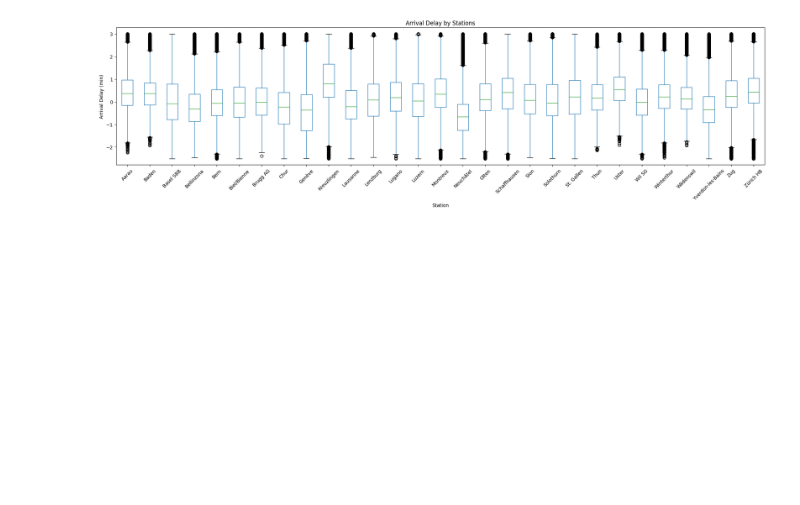
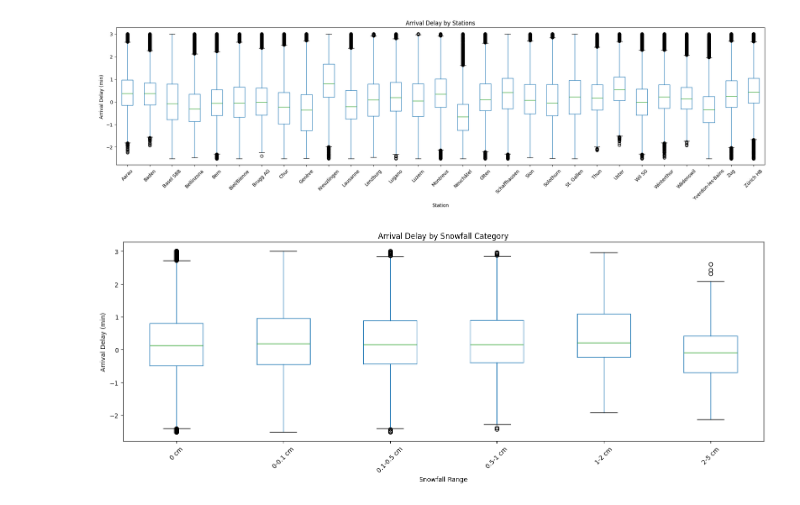
Before and after one commit to Bettomatt/CIP_FS25_211, a Jupyter notebook: scripts/visualizations_part3.ipynb, the cells around one changed output. Cells and saved outputs as stored; diff of their text form; code cells hidden in the pictures; blank space fills up the shorter version.

Commit message:
Updated visualizations part1-3

```diff
--- a/scripts/visualizations_part3.ipynb
+++ b/scripts/visualizations_part3.ipynb
@@ -176,3 +175,20 @@ plt.tight_layout()
 plt.show()
 # %% [output]
 [figure]
+# %%
+plt.rcParams['figure.figsize'] = (15, 6) # Changes the figure size for all plots
+data_no_nan.boxplot(
+    column='arrival_delay_min',
+    by='snowfall_category',
+    grid=False
+)
+
+plt.title("Arrival Delay by Snowfall Category")
+plt.suptitle("")  # Remove the default subtitle
+plt.xlabel("Snowfall Range")
+plt.ylabel("Arrival Delay (min)")
+plt.xticks(rotation=45)
+plt.tight_layout()
+plt.show()
+# %% [output]
+[figure, added]
```
Also changed, not shown: parts of 3 cells of this notebook, 1 other file.
